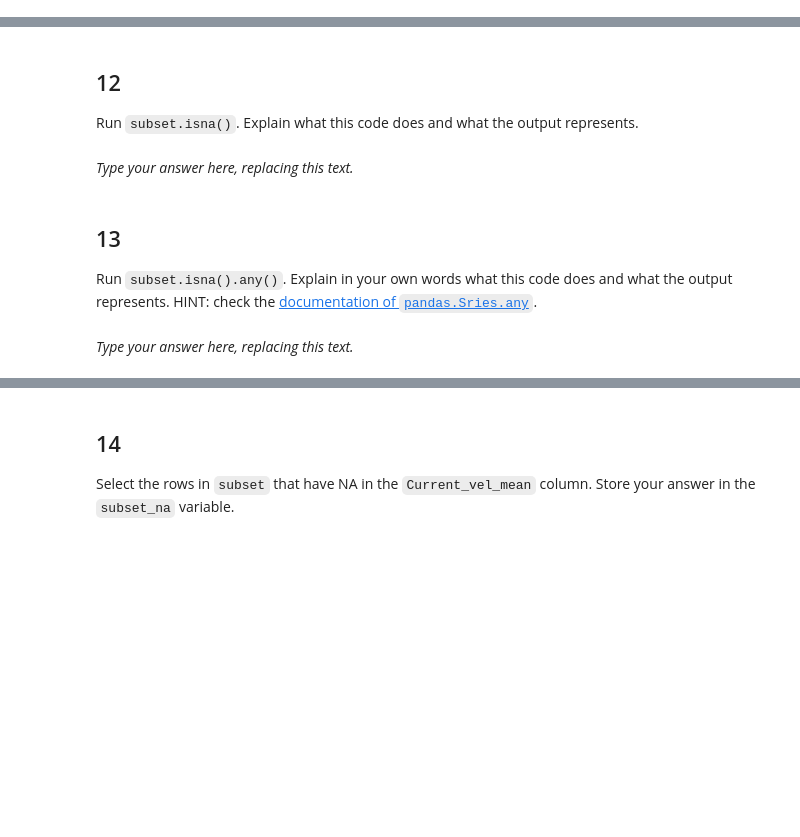
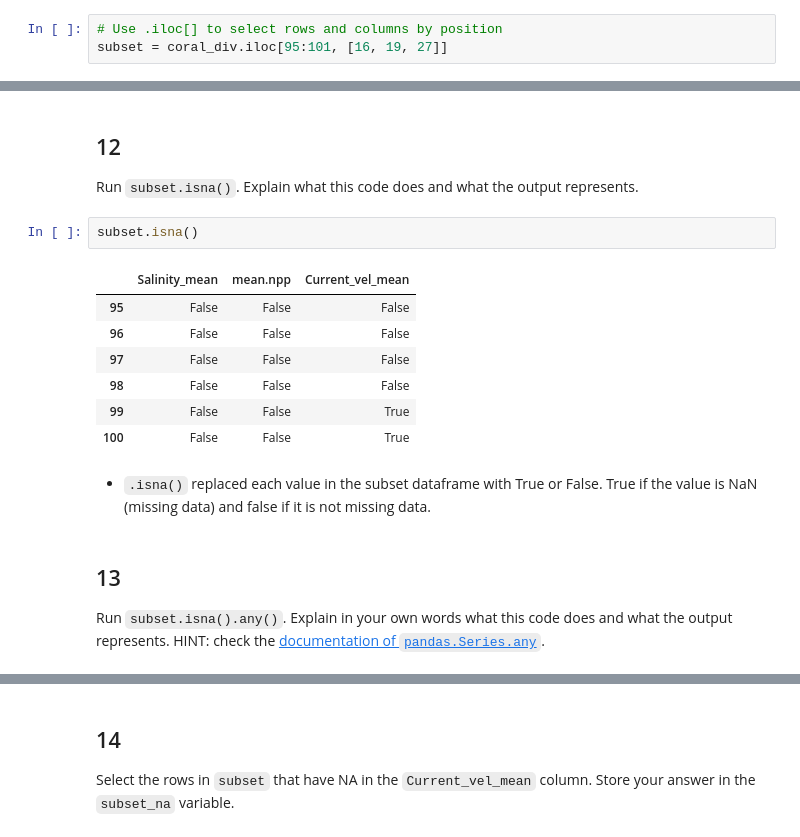
Before and after one commit to zachyyy700/eds220-hwk1, a Jupyter notebook: task2/hwk1-task2-corals-LOO.ipynb, the cells around one changed output, grey strips where cells are left out. Drawn from its saved outputs; the diff is of its cells as text; blank space fills up the shorter version.

```diff
--- a/task2/hwk1-task2-corals-LOO.ipynb
+++ b/task2/hwk1-task2-corals-LOO.ipynb
@@ -252,3 +303,6 @@ subset = ...
+# %%
+# Use .iloc[] to select rows and columns by position
+subset = coral_div.iloc[95:101, [16, 19, 27]]
 # %%
 # View the dataframe
 subset
@@ -260,14 +324,22 @@ grader.check("q11")
 ## 12
 
 Run `subset.isna()`. Explain what this code does and what the output represents.
-# %% [markdown]
-_Type your answer here, replacing this text._
+# %%
+subset.isna()
+# %% [output]
+|  | Salinity_mean | mean.npp | Current_vel_mean |
+| 95 | False | False | False |
+| 96 | False | False | False |
+| 97 | False | False | False |
+| 98 | False | False | False |
+| 99 | False | False | True |
+| 100 | False | False | True |
+# %% [markdown]
+- `.isna()` replaced each value in the subset dataframe with True or False. True if the value is NaN (missing data) and false if it is not missing data.
 # %% [markdown]
 <!-- END QUESTION -->
 
 <!-- BEGIN QUESTION -->
 
 ## 13
-Run `subset.isna().any()`. Explain in your own words what this code does and what the output represents. HINT: check the [documentation of `pandas.Sries.any`](https://pandas.pydata.org/docs/reference/api/pandas.Series.any.html).
+Run `subset.isna().any()`. Explain in your own words what this code does and what the output represents. HINT: check the [documentation of `pandas.Series.any`](https://pandas.pydata.org/docs/reference/api/pandas.Series.any.html).
-# %% [markdown]
-_Type your answer here, replacing this text._
```
Also changed, not shown: parts of 28 cells of this notebook, 1 other file.
